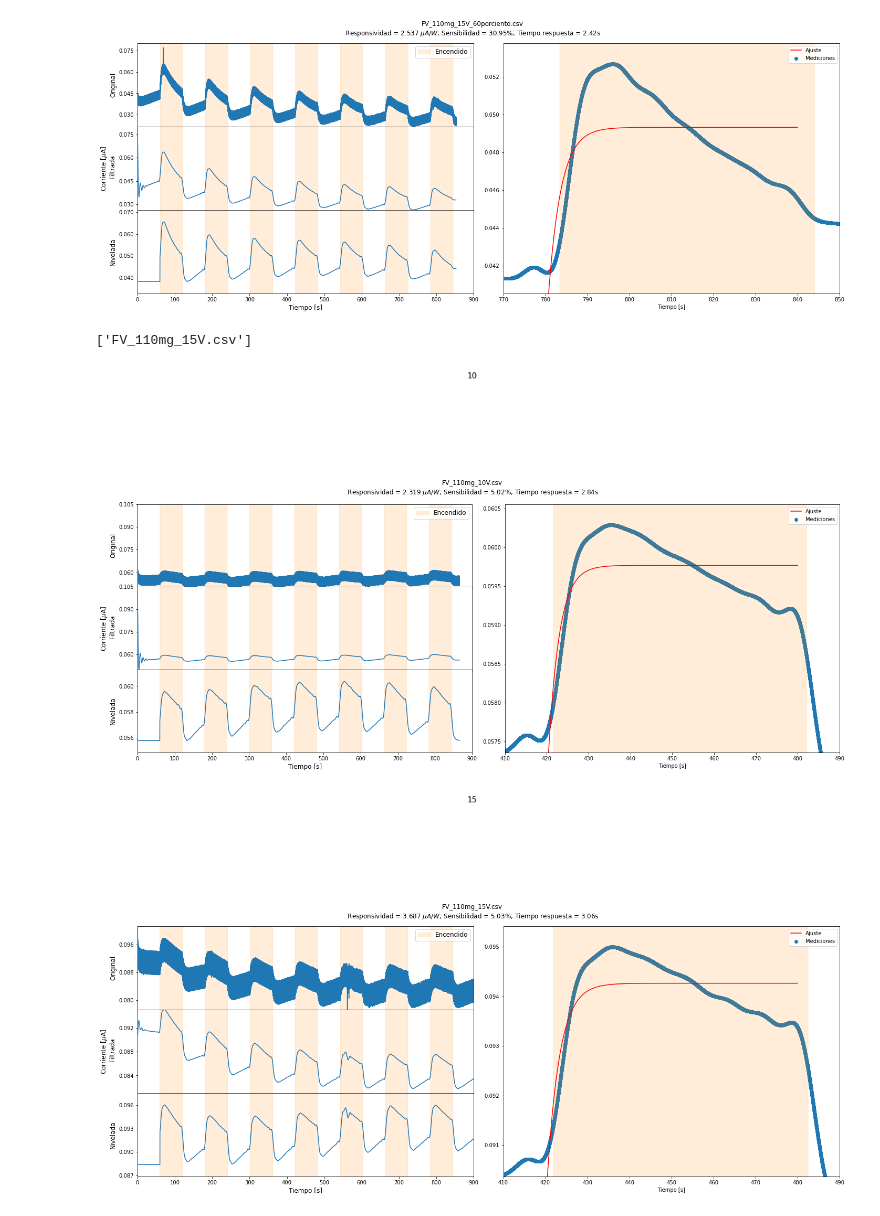
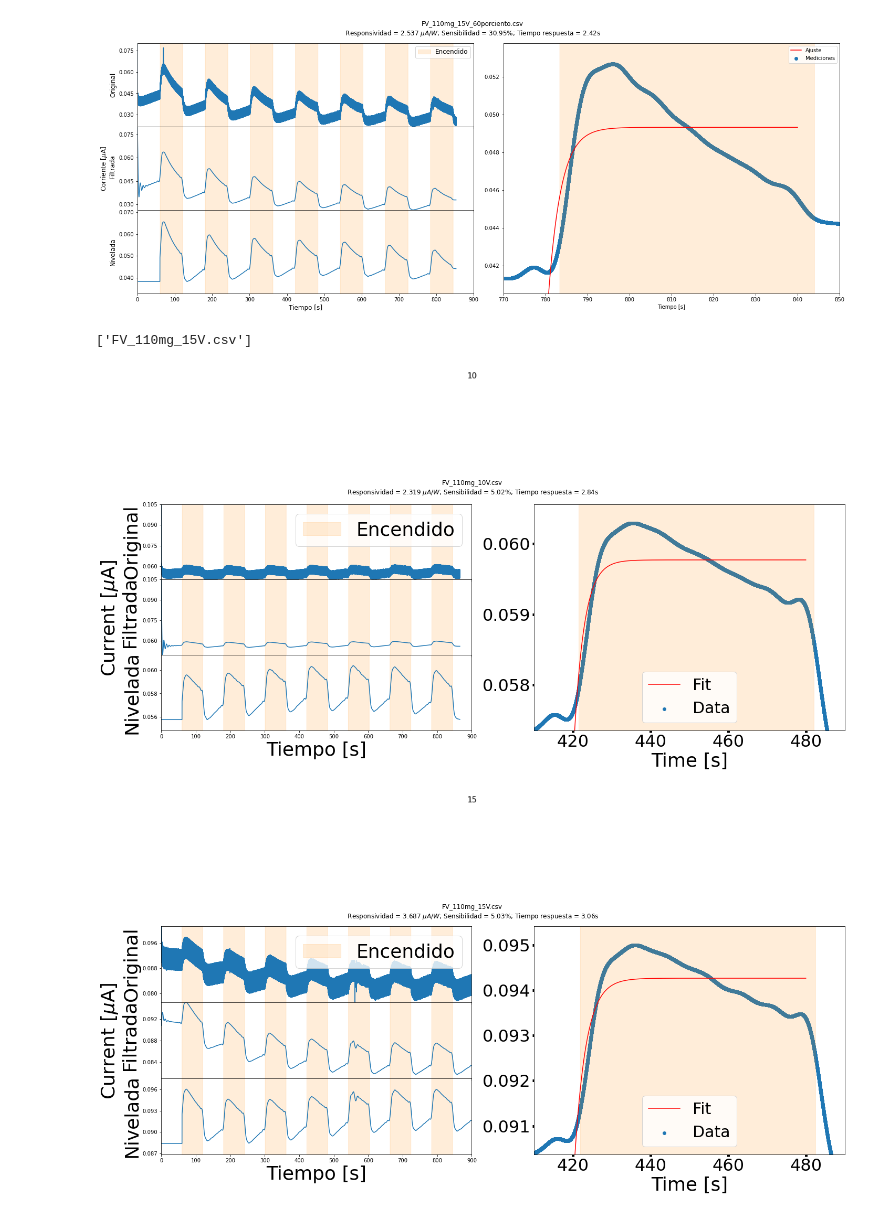
Before and after one commit to deolaya1318/Fotoconductividad, a Jupyter notebook: Fotoconductividad.ipynb, the cells around one changed output. Drawn from its saved outputs; the diff is of its cells as text; code cells hidden in the pictures.

```diff
--- a/Fotoconductividad.ipynb
+++ b/Fotoconductividad.ipynb
@@ -59,7 +59,7 @@ def procesar_datos_foto(nombre,axes,rango=(0,100000),filter_function=None,filter
     tiempo = np.array(data['Tiempo [s]'][rango[0]:rango[1]])
     luz = np.array(data['Luz'])[rango[0]:rango[1]]
 
-    fontsize = 12
+    fontsize = 36
 
     delta_y = np.amax(corriente)-np.amin(corriente)
 
@@ -97,7 +97,7 @@ def procesar_datos_foto(nombre,axes,rango=(0,100000),filter_function=None,filter
     if reg_avg:
         params = []
         sigmas = []
-        for inicio in range(180,900,120):
+        for inicio in range(180,540,120):
             rango_up = (tiempo>inicio) & (tiempo<inicio+60)
             tiempo_up = (tiempo-inicio)[rango_up]
             corriente_up = corriente[rango_up]
@@ -134,14 +212,14 @@ def procesar_datos_foto(nombre,axes,rango=(0,100000),filter_function=None,filter
 def extraer_datos_foto(nombre,axes,rango=(0,100000),filter_function=None,filter_cut=None,ajuste=None,ax_single=None,reg_avg=None):
 
     (corriente,tiempo,luz),(I0,Delta_I0,tau) = procesar_datos_foto(nombre,axes,rango)
-    fontsize = 12
+    fontsize = 36
 
     fig_original = axes[0]
     fig_original.plot(tiempo,corriente)
     fig_original.fill_between(tiempo,luz*1.5*np.amax(corriente),alpha=0.15,color='darkorange',label='Encendido')
 
     delta_y = np.amax(corriente)-np.amin(corriente)
-    fig_original.set_xlim(0,900)
+    fig_original.set_xlim(0,540)
     fig_original.set_ylim(np.amin(corriente),np.amin(corriente)+(delta_y*1.))
     fig_original.legend(fontsize=fontsize)
     fig_original.label_outer()
@@ -159,11 +237,11 @@ def extraer_datos_foto(nombre,axes,rango=(0,100000),filter_function=None,filter_
         fig_filtrada.fill_between(tiempo,luz*1.5*np.amax(corriente),alpha=0.15,color='darkorange',label='Encendido')
 
         delta_y = np.amax(corriente)-np.amin(corriente)
-        fig_filtrada.set_xlim(0,900)
+        fig_filtrada.set_xlim(0,540)
         fig_filtrada.set_ylim(np.amin(corriente),np.amin(corriente)+(delta_y*1.))
         fig_filtrada.label_outer()
         fig_filtrada.set_xlabel('Tiempo [s]',fontsize=fontsize)
-        fig_filtrada.set_ylabel('Corriente [$\mu$A] \n Filtrada',fontsize=fontsize)
+        fig_filtrada.set_ylabel('Current [$\mu$A] \n Filtrada',fontsize=fontsize)
         fig_filtrada.yaxis.set_major_formatter(FormatStrFormatter('%.3f'))
         fig_filtrada.yaxis.set_major_locator(plt.MaxNLocator(4))
 
@@ -179,7 +257,7 @@ def extraer_datos_foto(nombre,axes,rango=(0,100000),filter_function=None,filter_
         fig_normalizada.fill_between(tiempo,luz*1.5*np.amax(corriente),alpha=0.15,color='darkorange',label='Encendido')
 
         delta_y = np.amax(corriente)-np.amin(corriente)
-        fig_normalizada.set_xlim(0,900)
+        fig_normalizada.set_xlim(0,540)
         fig_normalizada.set_ylim(np.amin(corriente)-(delta_y*0.2),np.amin(corriente)+(delta_y*1.2))
         fig_normalizada.label_outer()
         fig_normalizada.set_xlabel('Tiempo [s]',fontsize=fontsize)
@@ -204,14 +282,15 @@ def extraer_datos_foto(nombre,axes,rango=(0,100000),filter_function=None,filter_
 
         ajuste_up = exponencial_ajuste(tiempo_up,Delta_I0,tau,I0)
 
-        ax_single.scatter(tiempo,corriente,label='Mediciones')
-        ax_single.plot(tiempo_up+inicio,ajuste_up,c='r',label='Ajuste')
+        ax_single.scatter(tiempo,corriente,label='Data')
+        ax_single.plot(tiempo_up+inicio,ajuste_up,c='r',label='Fit')
         ax_single.fill_between(tiempo,luz*1.5*np.amax(corriente_up),alpha=0.15,color='darkorange')
         ax_single.set_xlim(inicio-10,inicio+60+10)
         deltaY = np.amax(corriente_up)-np.amin(corriente_up)
         ax_single.set_ylim(np.amin(corriente_up)-deltaY*0.1,np.amin(corriente_up)+deltaY*1.1 )
-        ax_single.set_xlabel('Tiempo [s]')
-        ax_single.legend()
+        ax_single.set_xlabel('Time [s]', fontsize=fontsize)
+        ax_single.tick_params(axis='both',labelsize=32)
+        ax_single.legend(prop={'size': 30})
 
     if reg_avg is not None:
         (corriente,tiempo,luz),(I0,Delta_I0,tau),(sigmaI,sigmaDelta,sigmaTau) = procesar_datos_foto(nombre,axes,rango,filter_function,filter_cut,
@@ -345,11 +666,8 @@ def generate_filenames(phi=20):
     if (phi in [5,7.5,10]):
         Vs = [3,5,7.5,10,15]
         filenames = ['FV_DI_130mg_D1_{}V_15porc.csv'.format(phi,Vs)]
-    elif phi == 15:
+    else:
         Vs = [15, 30, 45, 60]
-        filenames = ['FV_DI_130mg_D1_{}V_{}porc.csv'.format(phi,V) for V in Vs]
-    else:
-        Vs = [15, 30]
         filenames = ['FV_DI_130mg_D1_{}V_{}porc.csv'.format(phi,V) for V in Vs]
     return filenames
 
@@ -358,7 +676,7 @@ def generate_filenames(phi=20):
 rango = (0,1000000)
 cut = 8/60
 phis = [3, 5, 7.5, 10, 15]
-P = [15,30,15,15,15,15,30,45,60]
+P = [15,30,45,60,15,15,15,15,30,45,60]
 # phis = [5,10,20]
 # phis = [0,1]
 # phis = [20]
@@ -539,7 +857,7 @@ filenames
 voltajes = [10, 15]
 def generate_filenames(phi=20):
     V = voltajes
-    filenames = ['FV_110mg_{}V.csv'.format(phi,P)]
+    filenames = ['FV_110mg_{}V.csv'.format(phi,V)]
     return filenames
 
 rango = (0,1000000)
@@ -556,32 +874,32 @@ axes = (ax0,ax1,ax5,ax15,ax20)
 
 for (phi,ax) in zip(voltajes,axes):
 
     filenames = generate_filenames(phi)
     plt.figure(figsize=(20,2))
     plt.axis('off')
     plt.title(phi)
     for filename in filenames:
 
         fig1 = plt.figure(figsize=(20,8))
         fig2,ax1 = plt.subplots(figsize=(12,8) )
         gs = fig1.add_gridspec(3,6,hspace=0)
         original,filtrada,corregida,zoom = fig1.add_subplot(gs[0,:3]),fig1.add_subplot(gs[1,:3]),fig1.add_subplot(gs[2,:3]),fig1.add_subplot(gs[:,3:])
 
 
         I0,Delta_I0,tau = extraer_datos_foto(filename,(original,filtrada,corregida),filter_function=basic_filter,filter_cut=cut,ajuste=ajuste,rango=rango,ax_single=zoom,reg_avg=ax1)
         r,s,Sr,Ss = calcular_desempeño(I0,Delta_I0,15)
 #         ax.set_ylabel('{}%wt-G'.format(phi))
 
         fig1.suptitle(filename+'\n Responsividad = {:.3f} $\mu A / W$; Sensibilidad = {:.2f}%; Tiempo respuesta = {:.2f}s'.format(r,s*100,tau))
 
         fig1.tight_layout()
         plt.close(fig)
 #         plt.close(fig1)
         plt.close(fig2)
 filenames
 # %% [output]
 ['FV_110mg_15V.csv']
 [figure]
-[figure, old version]
+[figure, new version]
 [figure]
-[figure, old version]
+[figure, new version]
```
Also changed, not shown: parts of 6 cells of this notebook.
